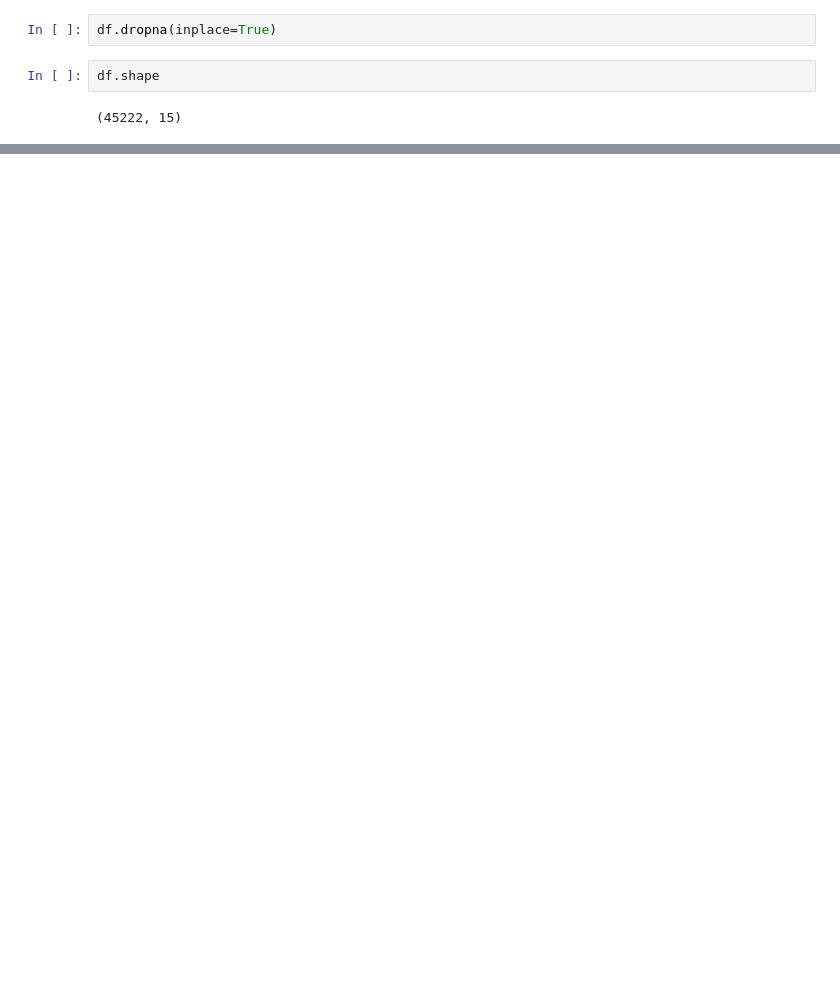
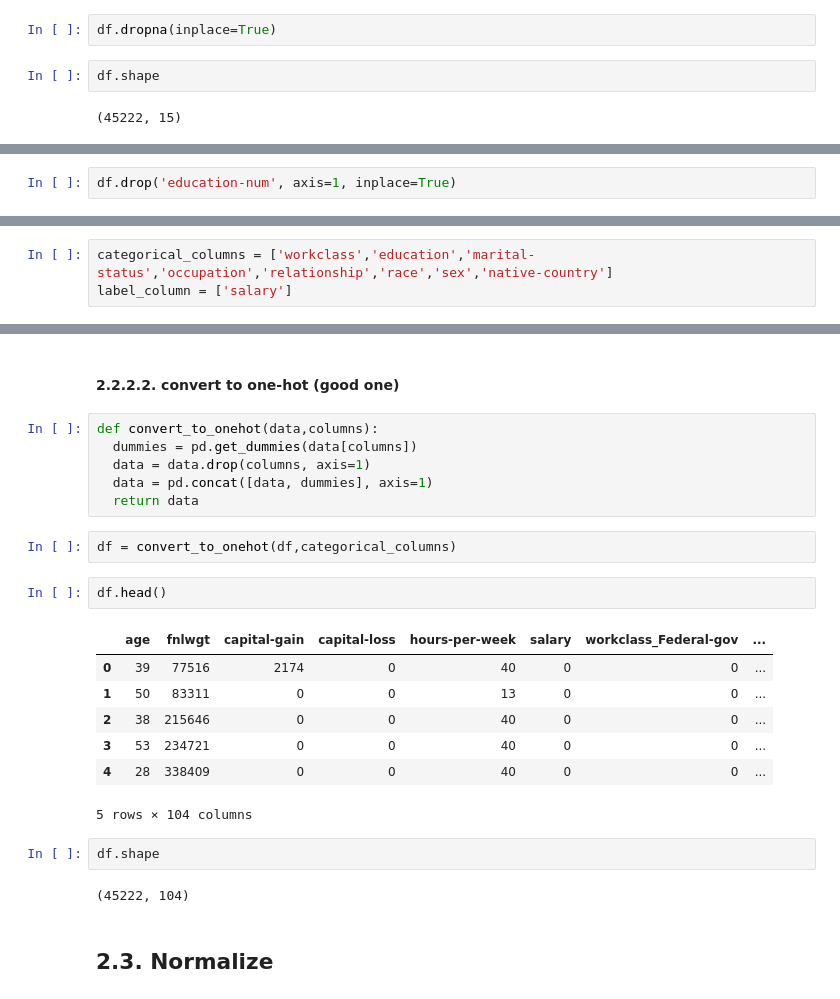
Before and after one commit to aaBadri/mlp-classifier-adult-dataset, a Jupyter notebook: mlp.ipynb, the cells around one changed output, grey strips where cells are left out. Drawn from its saved outputs; the diff is of its cells as text; blank space fills up the shorter version.

```diff
--- a/mlp.ipynb
+++ b/mlp.ipynb
@@ -108,0 +93,2 @@ df.shape
+# %%
+df.drop('education-num', axis=1, inplace=True)
@@ -108,0 +97,3 @@ df.shape
+# %%
+categorical_columns = ['workclass','education','marital-status','occupation','relationship','race','sex','native-country']
+label_column = ['salary']
@@ -108,0 +133,26 @@ df.shape
+# %% [markdown]
+#### 2.2.2.2. convert to one-hot (good one)
+# %%
+def convert_to_onehot(data,columns):
+  dummies = pd.get_dummies(data[columns])
+  data = data.drop(columns, axis=1)
+  data = pd.concat([data, dummies], axis=1)
+  return data
+# %%
+df = convert_to_onehot(df,categorical_columns)
+# %%
+df.head()
+# %% [output]
+|  | age | fnlwgt | capital-gain | capital-loss | hours-per-week | salary | workclass_Federal-gov | ... |
+| 0 | 39 | 77516 | 2174 | 0 | 40 | 0 | 0 | ... |
+| 1 | 50 | 83311 | 0 | 0 | 13 | 0 | 0 | ... |
+| 2 | 38 | 215646 | 0 | 0 | 40 | 0 | 0 | ... |
+| 3 | 53 | 234721 | 0 | 0 | 40 | 0 | 0 | ... |
+| 4 | 28 | 338409 | 0 | 0 | 40 | 0 | 0 | ... |
+5 rows × 104 columns
+# %%
+df.shape
+# %% [output]
+(45222, 104)
+# %% [markdown]
+## 2.3. Normalize
```
Also changed, not shown: parts of 37 cells of this notebook.
